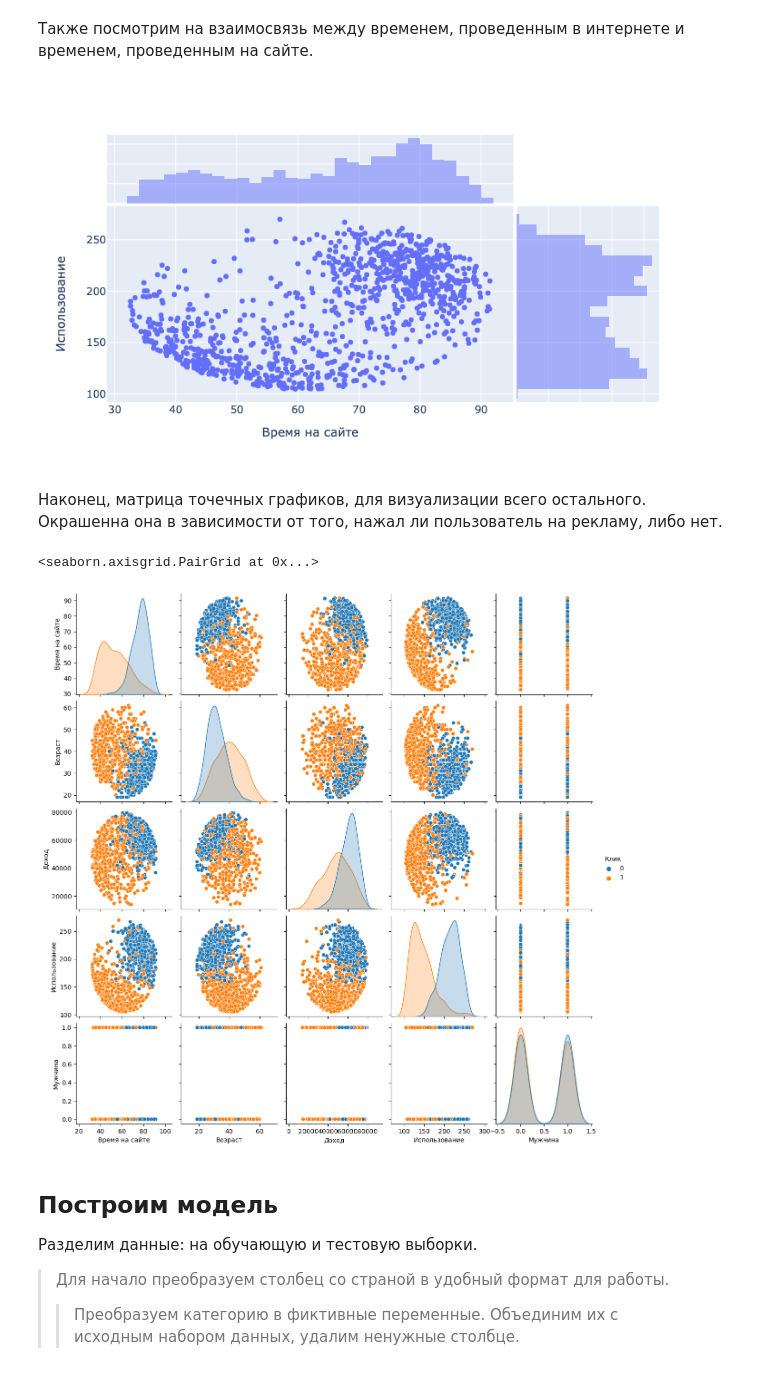
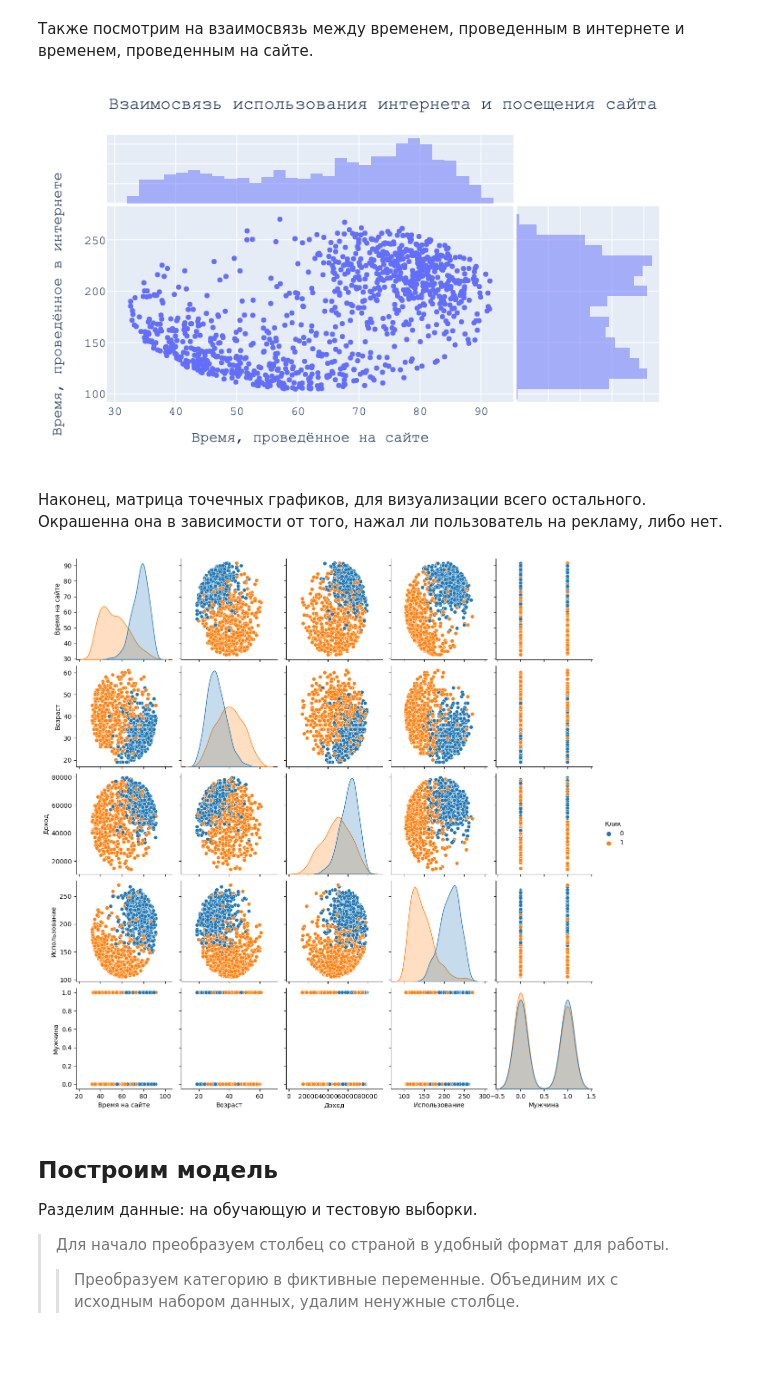
Before and after one commit to AnfisaAnalytics/myProfile, a Jupyter notebook: portfolio/02 - Machine Learning/Логистическая регресия.ipynb, the cells around one changed output. Cells and saved outputs as stored; diff of their text form; code cells hidden in the pictures.

```diff
--- a/portfolio/02 - Machine Learning/Логистическая регресия.ipynb
+++ b/portfolio/02 - Machine Learning/Логистическая регресия.ipynb
@@ -128,15 +130,25 @@ gitly.show( fig )
 Также посмотрим на взаимосвязь между временем, проведенным в интернете и временем, проведенным на сайте.
 # %%
 fig = px.scatter(data, y='Использование', x='Время на сайте', marginal_x='histogram', marginal_y='histogram')
+fig.update_layout(
+    title='Взаимосвязь использования интернета и посещения сайта',
+    xaxis_title="Время, проведённое на сайте",
+    yaxis_title="Время, проведённое в интернете",
+    title_x=0.5,
+    font=dict(
+        family="Courier New, monospace",
+        size=14
+    )
+)
 gitly.show( fig )
 # %% [output]
-[figure, old version]
+[figure, new version]
 # %% [markdown]
 Наконец, матрица точечных графиков, для визуализации всего остального. Окрашенна она в зависимости от того, нажал ли пользователь на рекламу, либо нет.
 # %%
-sns.pairplot(data,hue='Клик')
+plot = sns.pairplot(data, hue='Клик')
+plt.show()
 # %% [output]
-<seaborn.axisgrid.PairGrid at 0x...>
 [figure]
 # %% [markdown]
 ## Построим модель
```
Also changed, not shown: parts of 4 cells of this notebook.
